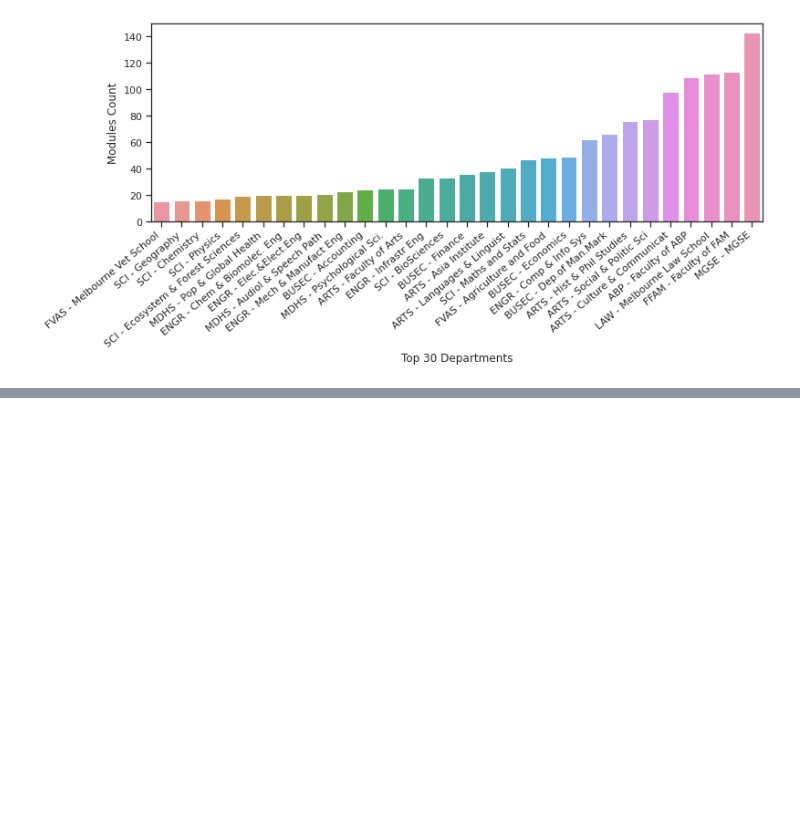
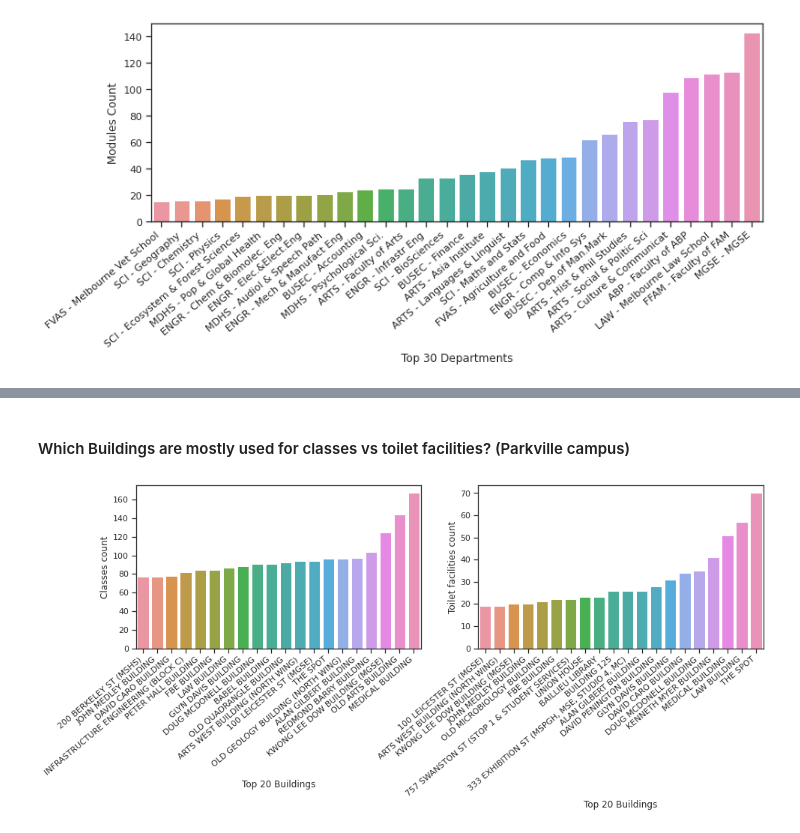
Before and after one commit to abhinavcreed13/project-space-optimisation-group-3, a Jupyter notebook: notebooks/exploratory-data-analysis.ipynb, the cells around one changed output, grey strips where cells are left out. Drawn from its saved outputs; the diff is of its cells as text; code cells hidden in the pictures; blank space fills up the shorter version.

Commit message:
Updated analysis with student timetable data

```diff
--- a/notebooks/exploratory-data-analysis.ipynb
+++ b/notebooks/exploratory-data-analysis.ipynb
@@ -1078,0 +1096,17 @@ plt.show()
+# %%
+# mutate timetable data
+
+building_codes = []
+room_codes = []
+campus_codes = []
+for idx,row in timetable_df.iterrows():
+    s = row['Host Key of Allocated Locations'].split('-')
+    building_codes.append(s[0])
+    room_codes.append(s[1])
+    c = row['Name of Allocated Locations'].split('-')[0]
+    if c == 'zzzPAR':
+        c = 'PAR'
+    campus_codes.append(c)
+timetable_df['Building Code'] = building_codes
+timetable_df['Room Code'] = room_codes
+timetable_df['Campus Code'] = campus_codes
@@ -1078,0 +1119,4 @@ plt.show()
+# %%
+# left join
+merged_timetable_df = pd.merge(timetable_df,merged_space_data_df,on=['Campus Code','Building Code','Room Code'], how='left')
+merged_timetable_df.shape
@@ -1078,0 +1125,3 @@ plt.show()
+# %%
+merged_timetable_df_clean_PAR = merged_timetable_df[merged_timetable_df['Campus Code']=='PAR']
+merged_timetable_df_clean_PAR.shape
@@ -1078,0 +1140,24 @@ plt.show()
+# %% [markdown]
+#### Which Buildings are mostly used for classes vs toilet facilities? (Parkville campus)
+# %%
+gdf1 = merged_timetable_df_clean_PAR.groupby(by=['Building Code','Building Name'], as_index=False).agg({'Activity dates': pd.Series.nunique})
+gdf1.sort_values(by=['Activity dates'], inplace=True)
+
+# Top 20 buildings with the highest number of toilet facilities
+gdf2 = possible_toilet_df.groupby(by=['Building Code','Building Name'], as_index=False).agg({'Room Code':pd.Series.nunique})
+gdf2.sort_values(by=['Room Code'], inplace=True)
+
+fig, ax = plt.subplots(1,2)
+fig.set_figheight(4)
+fig.set_figwidth(15)
+ax1 = sns.barplot(x="Building Name", y='Activity dates', data=gdf1.tail(20), ax=ax[0]);
+ax1.set_xticklabels(ax1.get_xticklabels(), rotation=40, ha="right")
+ax1.set(xlabel='Top 20 Buildings', ylabel='Classes count')
+
+ax2 = sns.barplot(x="Building Name", y='Room Code', data=gdf2.tail(20), ax=ax[1]);
+ax2.set_xticklabels(ax2.get_xticklabels(), rotation=40, ha="right")
+ax2.set(xlabel='Top 20 Buildings', ylabel='Toilet facilities count')
+
+plt.show()
+# %% [output]
+[figure, added]
```
Also changed, not shown: parts of 19 cells of this notebook.
